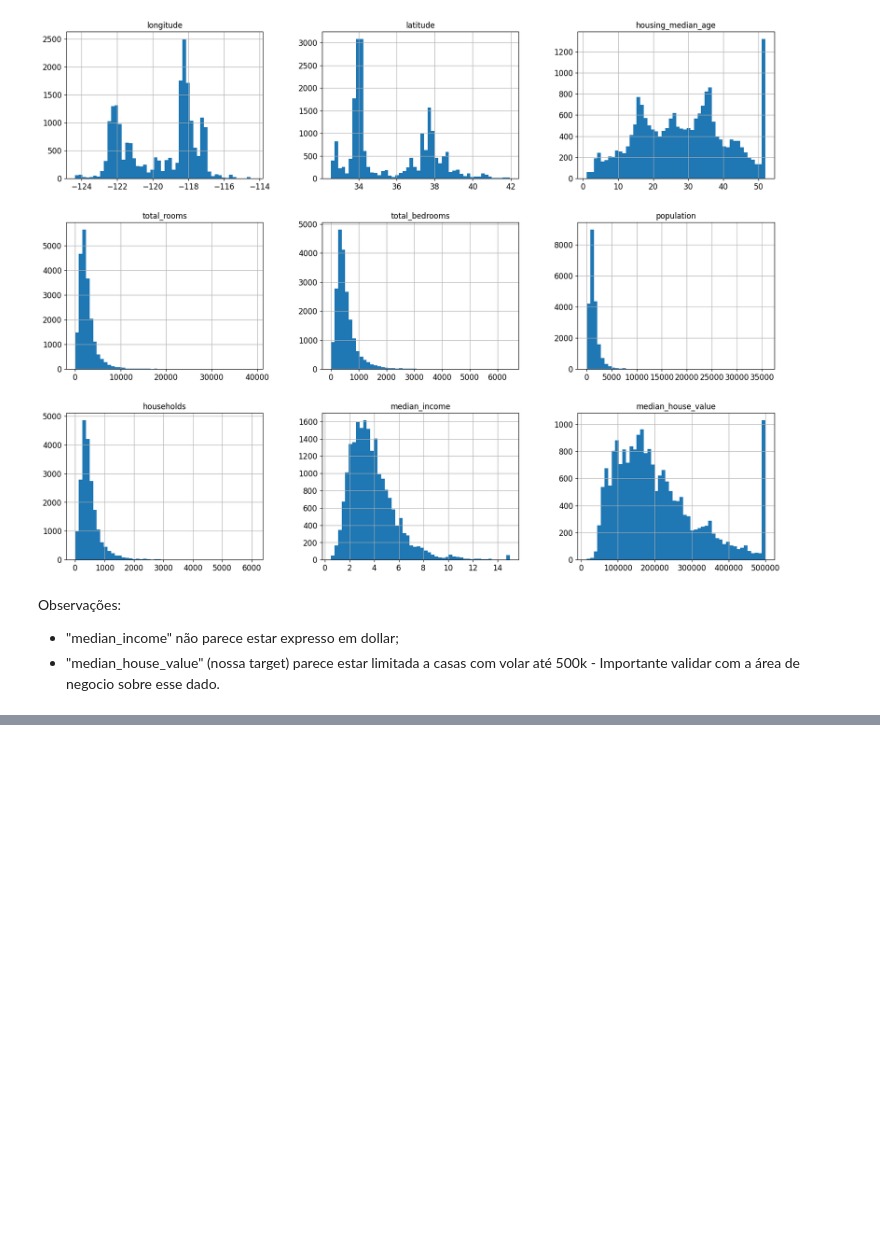
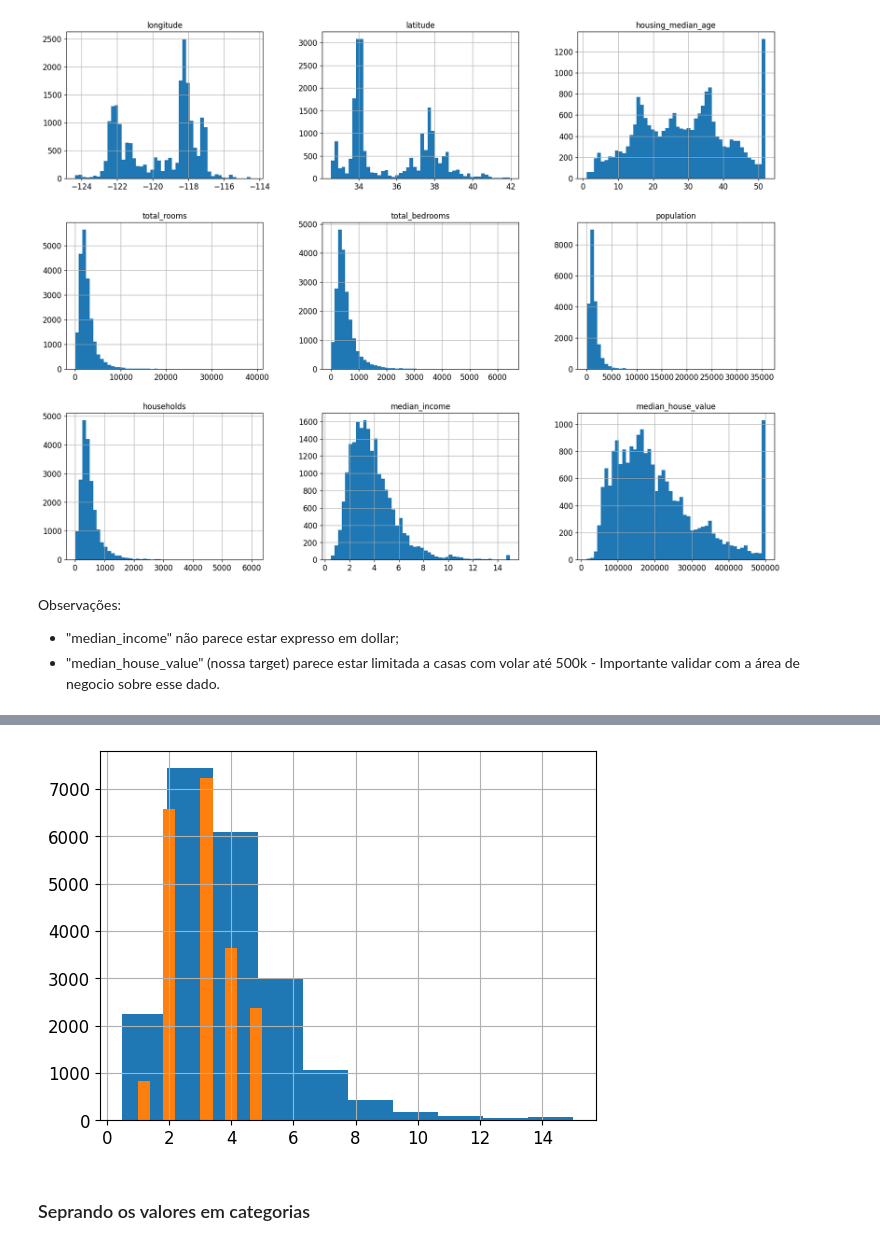
Before and after one commit to leandropsouza1/pos-ia, a Jupyter notebook: regrecao_linear_composta/regressao_linear_composta.ipynb, the cells around one changed output, grey strips where cells are left out. Cells and saved outputs as stored; diff of their text form; code cells hidden in the pictures; blank space fills up the shorter version.

```diff
--- a/regrecao_linear_composta/regressao_linear_composta.ipynb
+++ b/regrecao_linear_composta/regressao_linear_composta.ipynb
@@ -113,0 +151,3 @@ Observações:
+# %%
+# Ajustando o rotulamento para que todos os valores que forem maiores do que 5, serão substituidos por 5
+ds['income_cat'].where(ds['income_cat'] < 5, 5.0, inplace=True)
@@ -113,0 +161,8 @@ Observações:
+# %%
+ds['median_income'].hist()
+ds['income_cat'].hist()
+plt.show()
+# %% [output]
+[figure, added]
+# %% [markdown]
+### Seprando os valores em categorias
```
Also changed, not shown: parts of 20 cells of this notebook.
